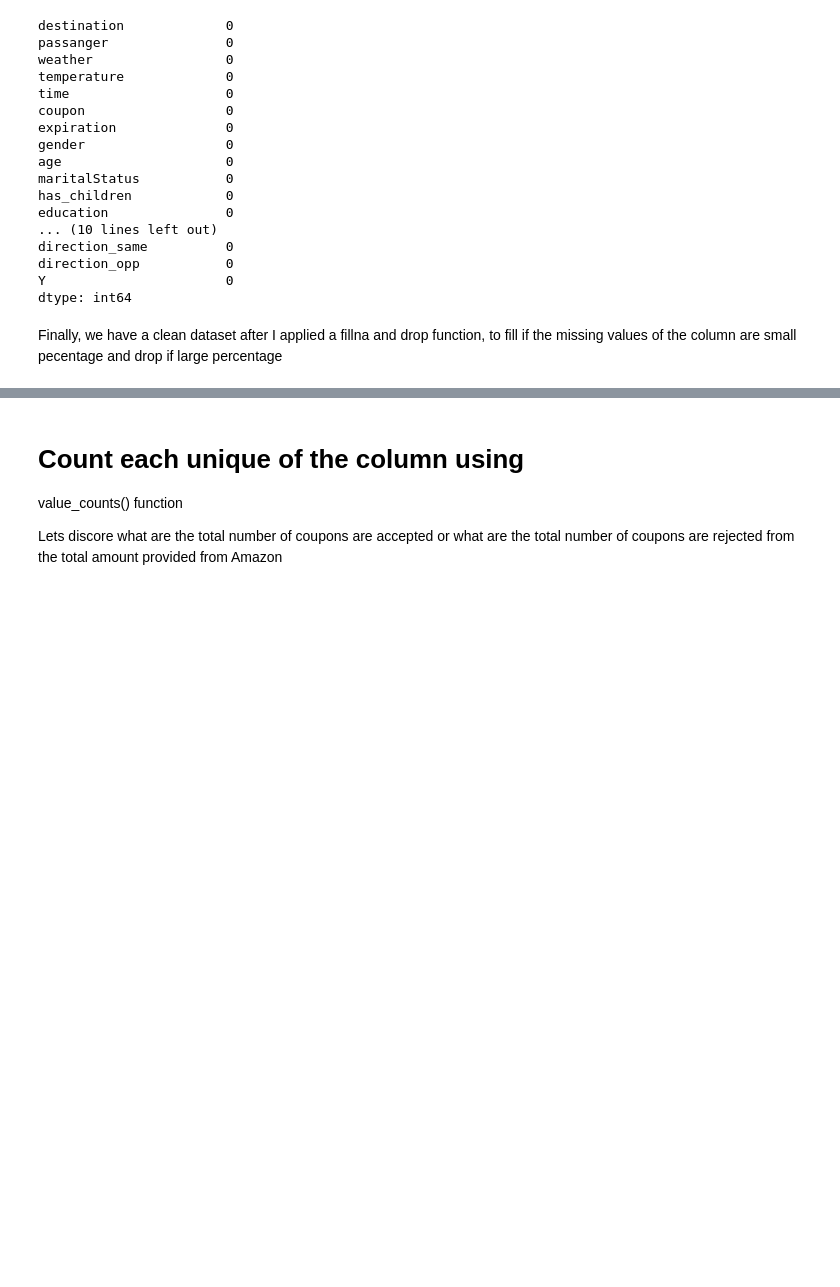
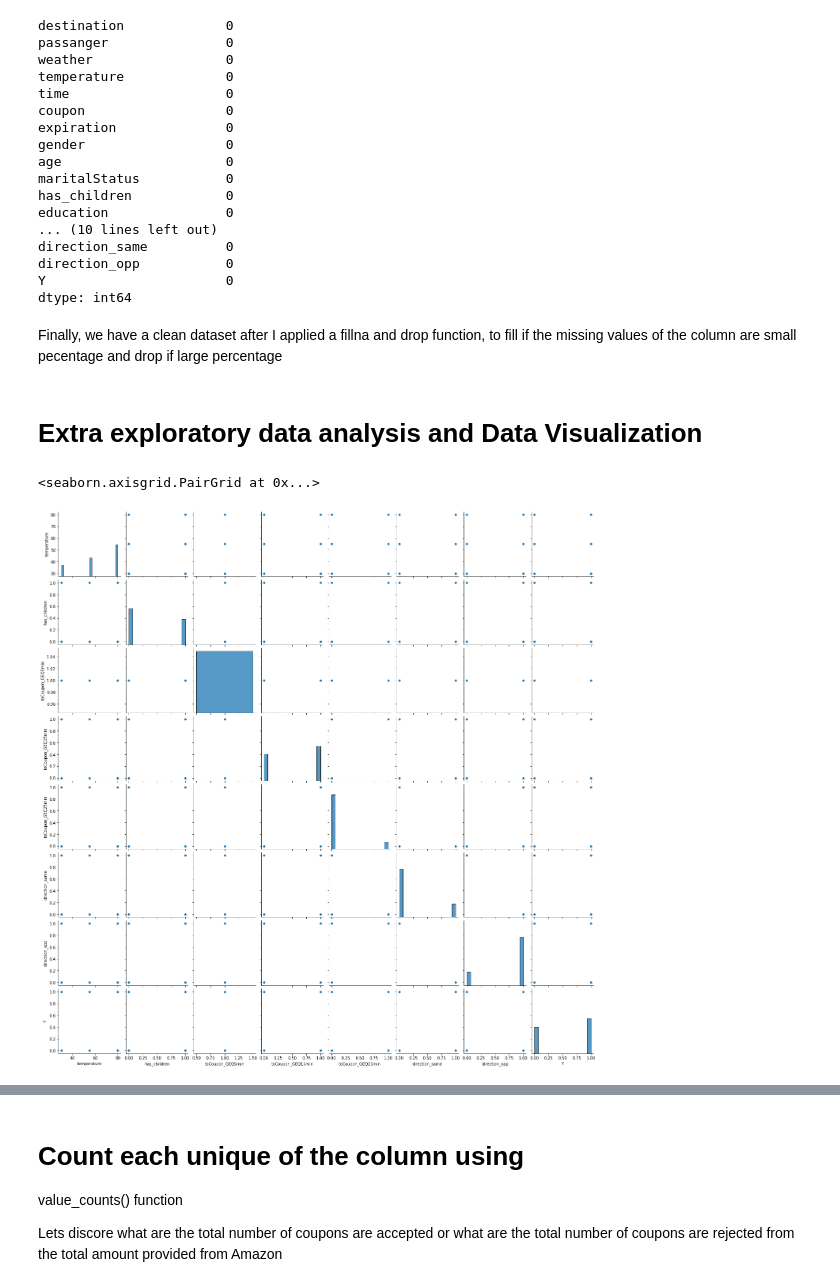
Before and after one commit to kafu77/Practical-Application-I-UC-Berkeley, a Jupyter notebook: prompt.ipynb, the cells around one changed output, grey strips where cells are left out. Drawn from its saved outputs; the diff is of its cells as text; code cells hidden in the pictures; blank space fills up the shorter version.

Commit message:
add data visualization plots

```diff
--- a/prompt.ipynb
+++ b/prompt.ipynb
@@ -340,3 +342,10 @@ dtype: int64
 # %% [markdown]
 Finally, we have a clean dataset after I applied a fillna and drop function, to fill if the missing values of the column are
 small pecentage and drop if large percentage
+# %% [markdown]
+# Extra exploratory data analysis and Data Visualization
+# %%
+sns.pairplot(data)
+# %% [output]
+<seaborn.axisgrid.PairGrid at 0x...>
+[figure, added]
```
Also changed, not shown: parts of 16 cells of this notebook.
